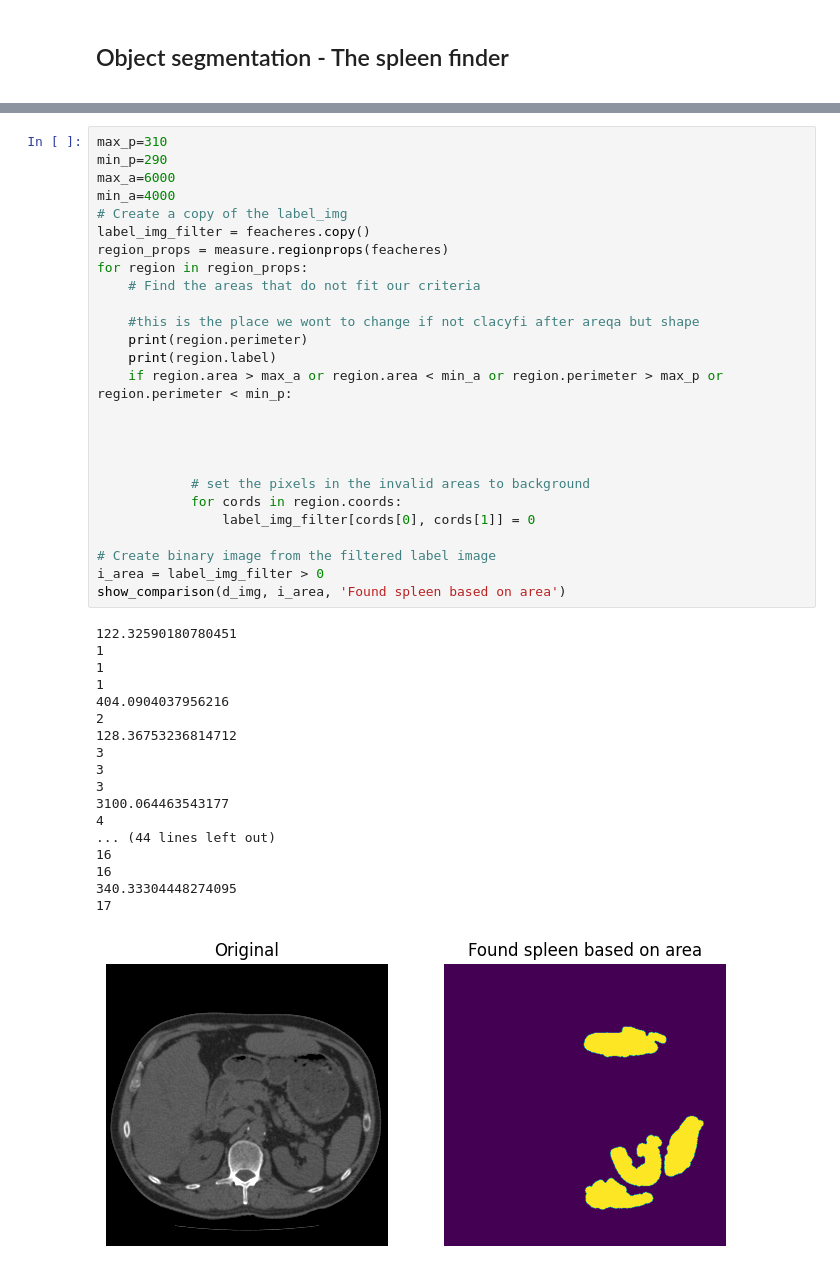
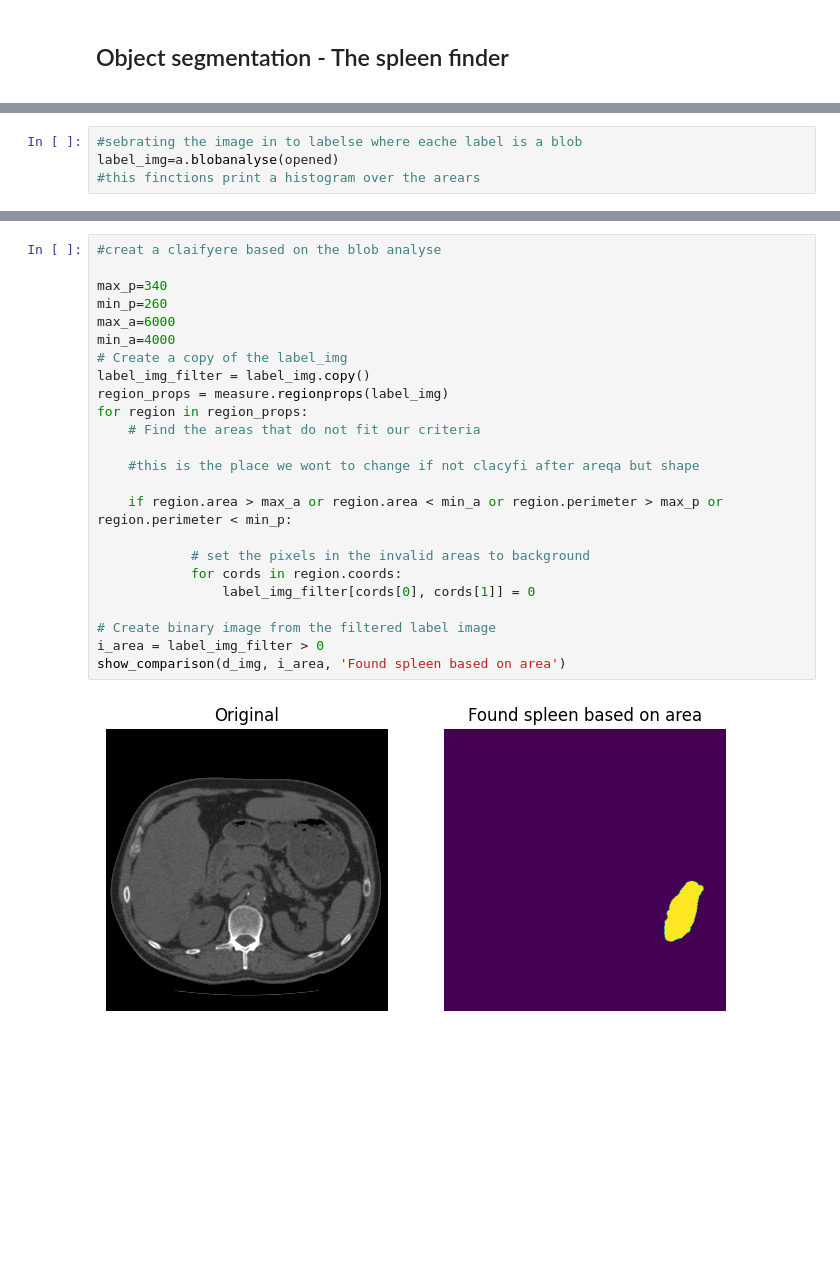
Before and after one commit to MikkelDitlevOlsen1/image_notes, a Jupyter notebook: notar/ex_6.ipynb, the cells around one changed output, grey strips where cells are left out. Cells and saved outputs as stored; diff of their text form; blank space fills up the shorter version.

```diff
--- a/notar/ex_6.ipynb
+++ b/notar/ex_6.ipynb
@@ -211,0 +236,4 @@ Number of labels: 17
+# %%
+#sebrating the image in to labelse where eache label is a blob
+label_img=a.blobanalyse(opened)
+#this finctions print a histogram over the arears
@@ -228,45 +281,26 @@ areas[9]
 # %%
-max_p=310
-min_p=290
+#creat a claifyere based on the blob analyse
+
+max_p=340
+min_p=260
 max_a=6000
 min_a=4000
 # Create a copy of the label_img
-label_img_filter = feacheres.copy()
-region_props = measure.regionprops(feacheres)
+label_img_filter = label_img.copy()
+region_props = measure.regionprops(label_img)
 for region in region_props:
     # Find the areas that do not fit our criteria
 
     #this is the place we wont to change if not clacyfi after areqa but shape
-    print(region.perimeter)
-    print(region.label)
+
     if region.area > max_a or region.area < min_a or region.perimeter > max_p or region.perimeter < min_p:
-
-
-
 
             # set the pixels in the invalid areas to background
             for cords in region.coords:
                 label_img_filter[cords[0], cords[1]] = 0
 
 # Create binary image from the filtered label image
 i_area = label_img_filter > 0
 show_comparison(d_img, i_area, 'Found spleen based on area')
 # %% [output]
-122.32590180780451
-1
-1
-1
-404.0904037956216
-2
-128.36753236814712
-3
-3
-3
-3100.064463543177
-4
-... (44 lines left out)
-16
-16
-340.33304448274095
-17
-[figure, old version]
+[figure, new version]
```
Also changed, not shown: parts of 26 cells of this notebook, 10 other files.
